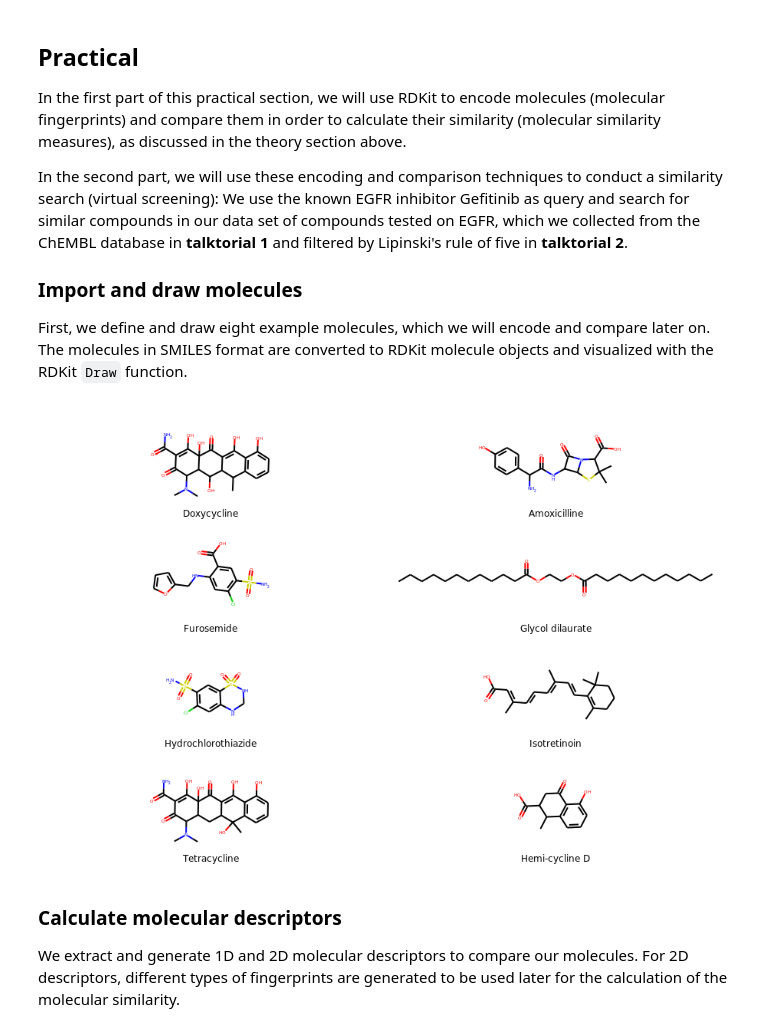
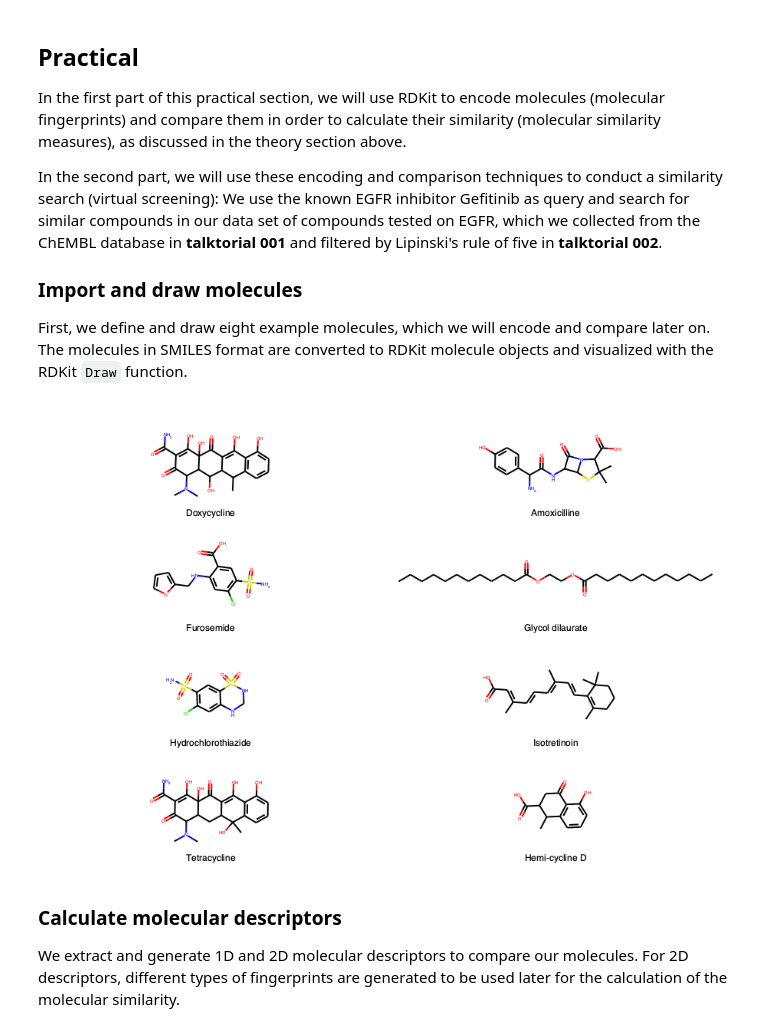
Before and after one commit to volkamerlab/teachopencadd, a Jupyter notebook: teachopencadd/talktorials/004_compound_similarity/talktorial.ipynb, the cells around one changed output. Saved outputs shown, nothing was run; the diff lists cells and outputs as text; code cells hidden in the pictures.

Commit message:
Update talktorial004 after the review.ipynb

```diff
--- a/teachopencadd/talktorials/004_compound_similarity/talktorial.ipynb
+++ b/teachopencadd/talktorials/004_compound_similarity/talktorial.ipynb
@@ -186,7 +153,7 @@ Enrichment plots are used to validate virtual screening results, which display t
 In the first part of this practical section, we will use RDKit to encode molecules (molecular fingerprints) and compare them in order to calculate their similarity (molecular similarity measures), as discussed in the theory section above.
 
 In the second part, we will use these encoding and comparison techniques to conduct a similarity search (virtual screening):
-We use the known EGFR inhibitor Gefitinib as query and search for similar compounds in our data set of compounds tested on EGFR, which we collected from the ChEMBL database in **talktorial 1** and filtered by Lipinski's rule of five in **talktorial 2**.
+We use the known EGFR inhibitor Gefitinib as query and search for similar compounds in our data set of compounds tested on EGFR, which we collected from the ChEMBL database in **talktorial 001** and filtered by Lipinski's rule of five in **talktorial 002**.
 
 ### Import and draw molecules
 
@@ -217,27 +170,36 @@ HERE = Path(_dh[-1])
 DATA = HERE / "data"
 # %%
 # Molecules in SMILES format
-molecule_smiles = {
-    "Doxycycline": "CC1C2C(C3C(C(=O)C(=C(C3(C(=O)C2=C(C4=C1C=CC=C4O)O)O)O)C(=O)N)N(C)C)O",
-    "Amoxicilline": "CC1(C(N2C(S1)C(C2=O)NC(=O)C(C3=CC=C(C=C3)O)N)C(=O)O)C",
-    "Furosemide": "C1=COC(=C1)CNC2=CC(=C(C=C2C(=O)O)S(=O)(=O)N)Cl",
-    "Glycol dilaurate": "CCCCCCCCCCCC(=O)OCCOC(=O)CCCCCCCCCCC",
-    "Hydrochlorothiazide": "C1NC2=CC(=C(C=C2S(=O)(=O)N1)S(=O)(=O)N)Cl",
-    "Isotretinoin": "CC1=C(C(CCC1)(C)C)C=CC(=CC=CC(=CC(=O)O)C)C",
-    "Tetracycline": "CC1(C2CC3C(C(=O)C(=C(C3(C(=O)C2=C(C4=C1C=CC=C4O)O)O)O)C(=O)N)N(C)C)O",
-    "Hemi-cycline D": "CC1C(CC(=O)C2=C1C=CC=C2O)C(=O)O",
-}
+molecule_smiles = [
+    "CC1C2C(C3C(C(=O)C(=C(C3(C(=O)C2=C(C4=C1C=CC=C4O)O)O)O)C(=O)N)N(C)C)O",
+    "CC1(C(N2C(S1)C(C2=O)NC(=O)C(C3=CC=C(C=C3)O)N)C(=O)O)C",
+    "C1=COC(=C1)CNC2=CC(=C(C=C2C(=O)O)S(=O)(=O)N)Cl",
+    "CCCCCCCCCCCC(=O)OCCOC(=O)CCCCCCCCCCC",
+    "C1NC2=CC(=C(C=C2S(=O)(=O)N1)S(=O)(=O)N)Cl",
+    "CC1=C(C(CCC1)(C)C)C=CC(=CC=CC(=CC(=O)O)C)C",
+    "CC1(C2CC3C(C(=O)C(=C(C3(C(=O)C2=C(C4=C1C=CC=C4O)O)O)O)C(=O)N)N(C)C)O",
+    "CC1C(CC(=O)C2=C1C=CC=C2O)C(=O)O"
+]
+
+# Construct list of molecule names
+molecule_names = [
+     "Doxycycline",
+    "Amoxicilline",
+    "Furosemide",
+    "Glycol dilaurate",
+    "Hydrochlorothiazide",
+    "Isotretinoin",
+    "Tetracycline",
+    "Hemi-cycline D"
+]
 
 # Construct list of ROMol objects
-molecules = [Chem.MolFromSmiles(molecule) for molecule in molecule_smiles.values()]
-
-# Construct list of molecule names
-molecule_names = [name for name in molecule_smiles.keys()]
+molecules = [Chem.MolFromSmiles(molecule) for molecule in molecule_smiles]
 
 # Draw molecules
 Draw.MolsToGridImage(molecules, molsPerRow=2, subImgSize=(450, 150), legends=molecule_names)
 # %% [output]
-[figure, old version]
+[figure, new version]
 # %% [markdown]
 ### Calculate molecular descriptors
 
```
Also changed, not shown: parts of 44 cells of this notebook.
